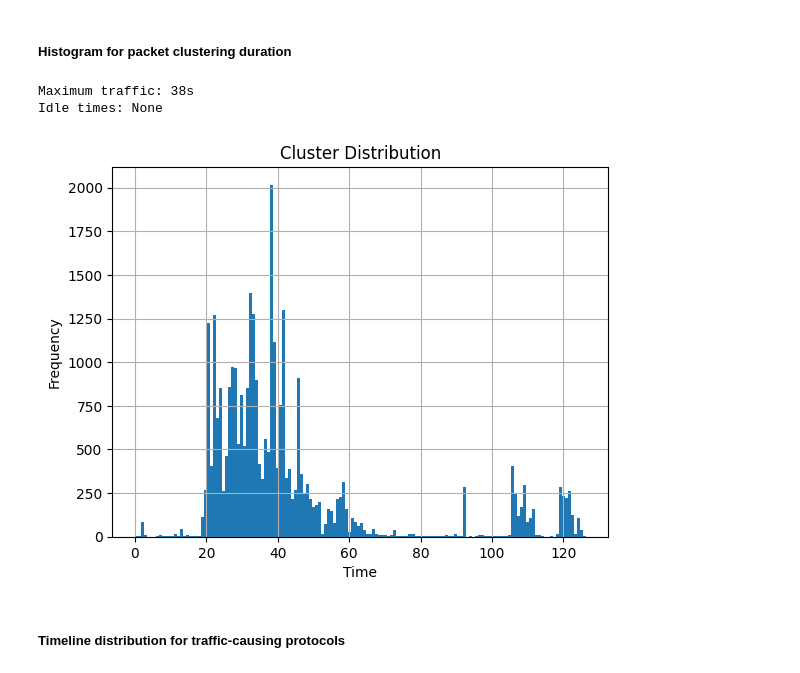
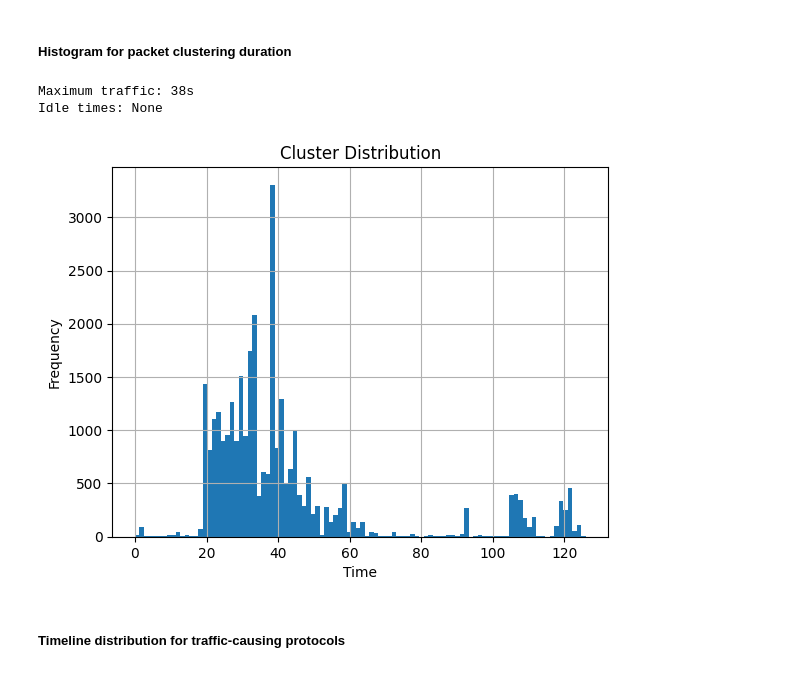
Before and after one commit to RampageousRJ/Network-Traffic-Analysis, a Jupyter notebook: traffic_data.ipynb, the cells around one changed output. Saved outputs shown, nothing was run; the diff lists cells and outputs as text; code cells hidden in the pictures.

```diff
--- a/traffic_data.ipynb
+++ b/traffic_data.ipynb
@@ -95,8 +95,3 @@ df.shape
 (31402, 6)
 # %% [markdown]
 ##### Data Normalisation
-# %%
-# Min-Max Scale Normalisation
-df['NormalisedTime'] = ((df['Time'] - df['Time'].min())/(df['Time'].max()-df['Time'].min())).astype(float)
-df['NormalisedLength'] = ((df['Length'] - df['Length'].min())/(df['Length'].max()-df['Length'].min())).astype(float)
-df
@@ -117,0 +98,6 @@ df
+# %%
+from sklearn.preprocessing import MinMaxScaler
+scaler = MinMaxScaler()
+scaler.fit(df[['Length']])
+df['Length'] = scaler.transform(df[['Length']])
+df.head()
@@ -118,10 +112,2 @@ df
 # %% [markdown]
 ##### Data Binning
-# %%
-mintime = df.Time.min()
-maxtime = df.Time.max()
-seconds = np.linspace(round(mintime),math.ceil(maxtime),math.ceil(maxtime)-round(mintime)+1)
-l = np.arange(math.ceil(maxtime))
-df['Second-Interval'] = pd.cut(df['Time'],seconds,labels = l)
-df['Second-Interval'] = df['Second-Interval'].fillna(method='bfill')
-df
@@ -142,0 +114,3 @@ df
+# %%
+df['Second-Interval'] = [math.floor(i) for i in df['Time']]
+df.sample(5, random_state=420)
@@ -215,42 +197,30 @@ plt.show()
 # %% [markdown]
 ##### Histogram for packet clustering duration
 # %%
-# second_wise = {}
-# for i in df['Time']:
-#     j=i//1
-#     if j not in second_wise:
-#         second_wise[int(j)]=1
-#     else:
-#         second_wise[int(j)]+=1
-# max = 0
-# pos = ''
-# for i in second_wise:
-#     if second_wise[i]>max:
-#         max = second_wise[i]
-#         pos=i
 second_wise = df['Second-Interval'].value_counts().to_frame()
 second_wise.sort_index(axis=0,ascending=True,inplace=True)
 print("Maximum traffic: "+str(second_wise['count'].idxmax())+'s')
 print("Idle times: ",end="")
 idle = []
 for i in range(0,len(second_wise)):
     if i not in second_wise.index:
         idle.append(i)
 if len(idle)==0:
     print("None")
 else:
     for i in idle:
         print(str(i)+"s ")
-plt.hist(df.Time,bins=150)
+
+plt.hist(df['Second-Interval'],bins=100)
 plt.grid()
 plt.title("Cluster Distribution")
 plt.xlabel("Time")
 plt.ylabel("Frequency")
 plt.show()
 # %% [output]
 Maximum traffic: 38s
 Idle times: None
-[figure, old version]
+[figure, new version]
 # %% [markdown]
 ##### Timeline distribution for traffic-causing protocols
 # %%
```
Also changed, not shown: parts of 20 cells of this notebook, 4 other files.
